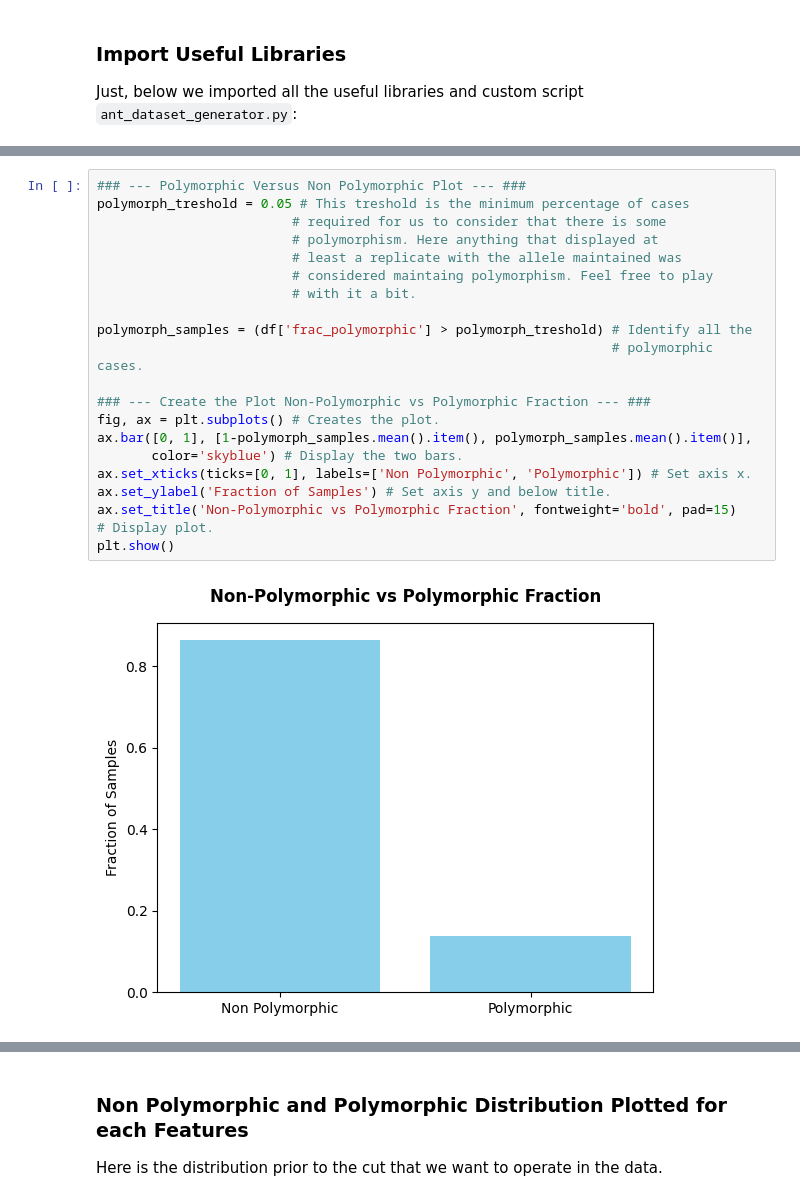
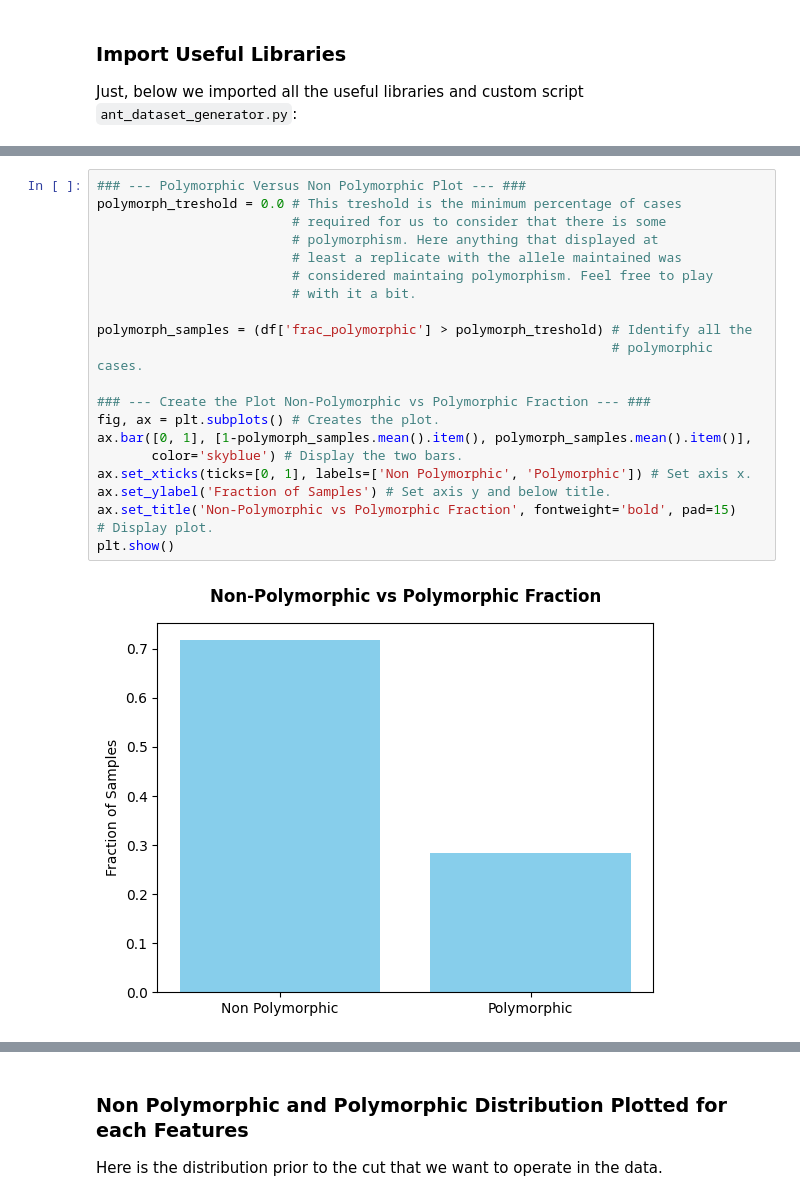
Before and after one commit to EnvinyatarTheRenewer/ant_life_cycle_simulation_and_ml, a Jupyter notebook: ant_project.ipynb, the cells around one changed output, grey strips where cells are left out. Saved outputs shown, nothing was run; the diff lists cells and outputs as text.

```diff
--- a/ant_project.ipynb
+++ b/ant_project.ipynb
@@ -157,24 +190,24 @@ Let's quickly have a look at our data, so that we know how to process it. First,
 # %%
 ### --- Polymorphic Versus Non Polymorphic Plot --- ###
-polymorph_treshold = 0.05 # This treshold is the minimum percentage of cases
+polymorph_treshold = 0.0 # This treshold is the minimum percentage of cases
                          # required for us to consider that there is some
                          # polymorphism. Here anything that displayed at
                          # least a replicate with the allele maintained was
                          # considered maintaing polymorphism. Feel free to play
                          # with it a bit.
 
 polymorph_samples = (df['frac_polymorphic'] > polymorph_treshold) # Identify all the
                                                                   # polymorphic cases.
 
 ### --- Create the Plot Non-Polymorphic vs Polymorphic Fraction --- ###
 fig, ax = plt.subplots() # Creates the plot.
 ax.bar([0, 1], [1-polymorph_samples.mean().item(), polymorph_samples.mean().item()],
        color='skyblue') # Display the two bars.
 ax.set_xticks(ticks=[0, 1], labels=['Non Polymorphic', 'Polymorphic']) # Set axis x.
 ax.set_ylabel('Fraction of Samples') # Set axis y and below title.
 ax.set_title('Non-Polymorphic vs Polymorphic Fraction', fontweight='bold', pad=15)
 # Display plot.
 plt.show()
 # %% [output]
-[figure, old version]
+[figure, new version]
 # %% [markdown]
```
Also changed, not shown: parts of 34 cells of this notebook, 1 other file.
